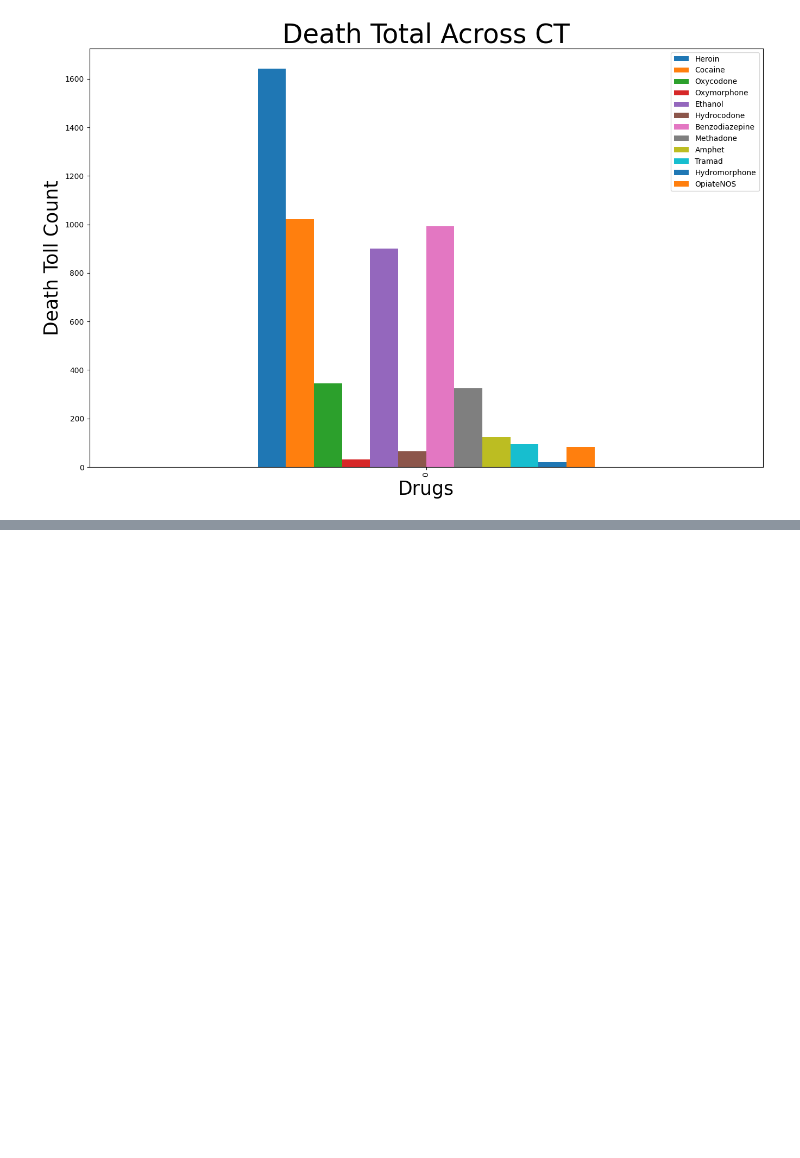
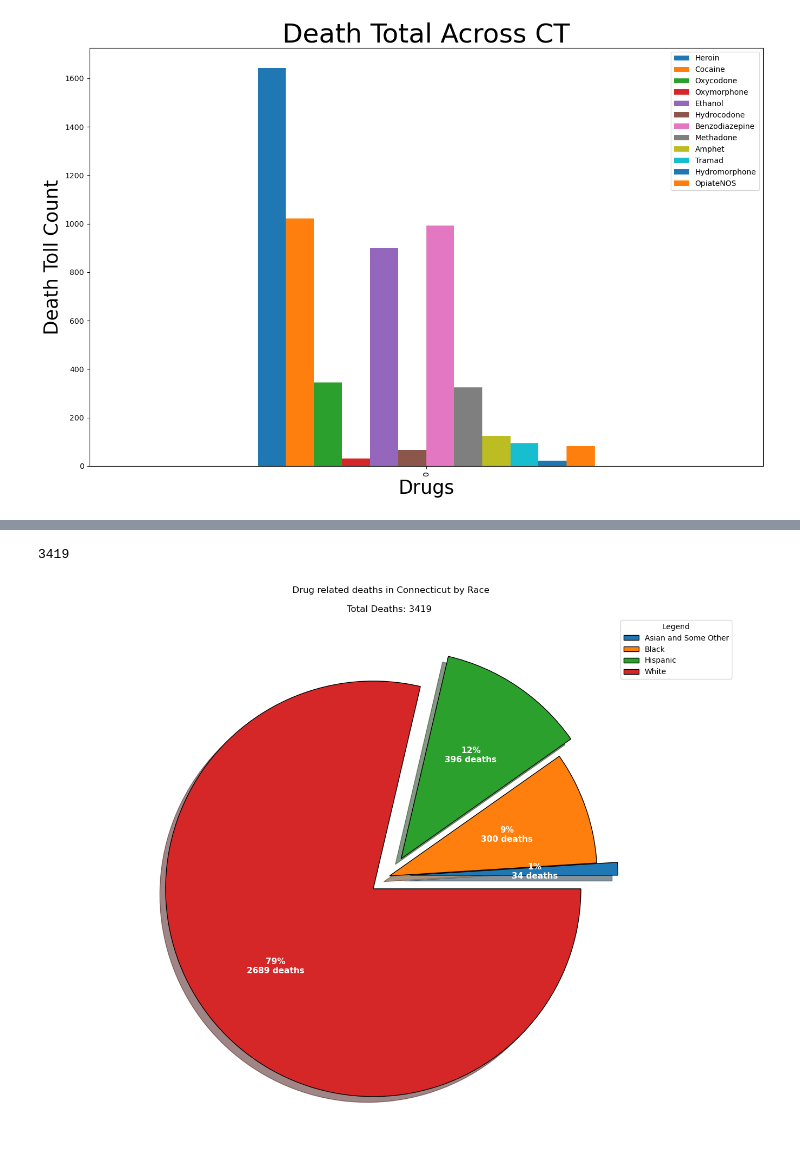
Before and after one commit to Elevate04/Team_5_Project, a Jupyter notebook: Data Cleaning/drugDataCleaning.ipynb, the cells around one changed output, grey strips where cells are left out. Saved outputs shown, nothing was run; the diff lists cells and outputs as text; code cells hidden in the pictures; blank space fills up the shorter version.

```diff
--- a/Data Cleaning/drugDataCleaning.ipynb
+++ b/Data Cleaning/drugDataCleaning.ipynb
@@ -102,0 +299,9 @@ SyntaxError: invalid syntax (3528599804.py, line 1)
+# %%
+#Combined_other_race = race_df.replace(Asian Indian, np.Other, inplace = True)
+Combined_other_race_df= Death_by_race_count
+Combined_other_race_df['sub_race_values'] = Combined_other_race_df['sub_race_values'].replace(['Asian Indian','Asian, Other','Other','Chinese','Hawaiian','Hispanic, Black','Hispanic, White' ],['Asian and Some Other','Asian and Some Other','Asian and Some Other','Asian and Some Other','Asian and Some Other','Hispanic','Hispanic'])
+combined_race_df = Combined_other_race_df.groupby('sub_race_values',as_index = False).agg('sum')
+
+#df.reset.index(as_index = False).groupby(as_index = False).sum()
+print(combined_race_df)
+combined_race_df
@@ -102,0 +319,33 @@ SyntaxError: invalid syntax (3528599804.py, line 1)
+# %%
+#taking the total of counts column to get the value out of the percentage
+total_death_counts = combined_race_df.counts.sum()
+total_death_counts
+# %% [output]
+3419
+# %%
+# to add the values along with percentage we have to do reverse calculations using a function
+#
+def my_autopct_function(prct_value):
+    (prct_value)
+    return'{:.0f}%\n{:.0f} deaths'.format(prct_value, total_death_counts*prct_value/100)
+# %%
+#set labels and values to display in pie chart
+labels = combined_race_df.sub_race_values
+values = combined_race_df.counts
+explode = [0.1,0,0.1,0.1,] # explode is = to the number of  index from the count of the key value
+# %%
+#visualize the pie chart
+fig = plt.figure()
+ax =fig.add_axes([0,0,2,2])
+ax.axis('equal')
+ax.pie(values, autopct = my_autopct_function, explode = explode,
+       textprops={'fontsize':11, 'weight': 'bold', 'color': 'white'},
+       wedgeprops = {'edgecolor': 'black'},shadow=True)
+plt.title(f" Drug related deaths in Connecticut by Race\n\nTotal Deaths: {total_death_counts}")
+plt.legend(labels, title = "Legend", loc="best")
+plt.savefig("Images/racechart.png", bbox_inches = 'tight')
+plt.show()
+#autopct function returns List of strings used to Label the wedge with their numerical value
+#explode - List the margin in the sequence of data
+# %% [output]
+[figure, added]
```
Also changed, not shown: parts of 30 cells of this notebook, 7 other files.
